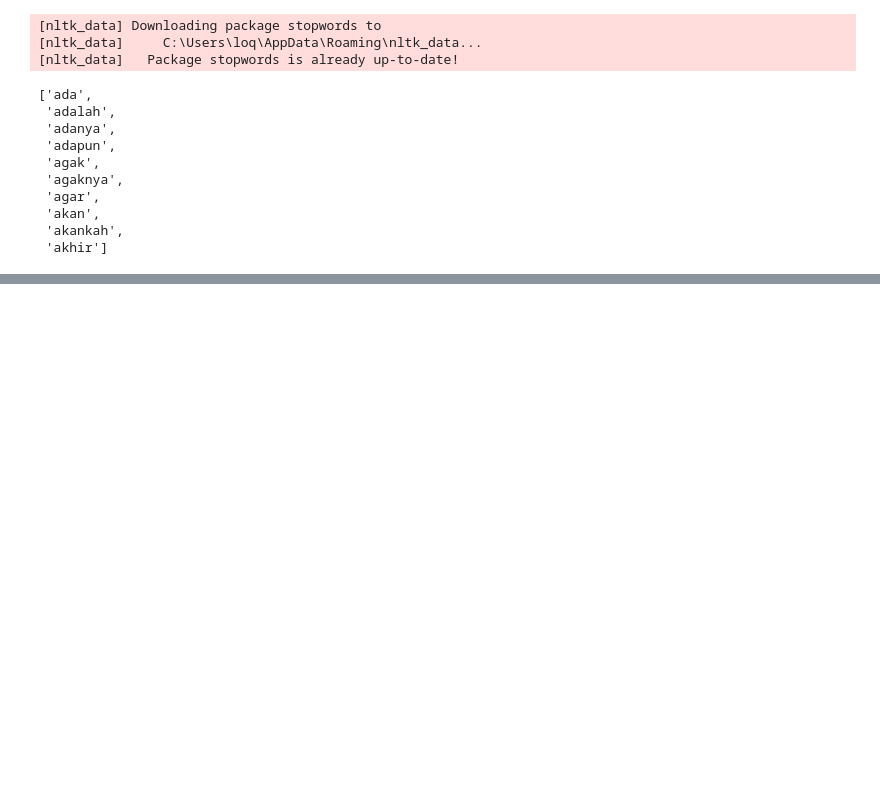
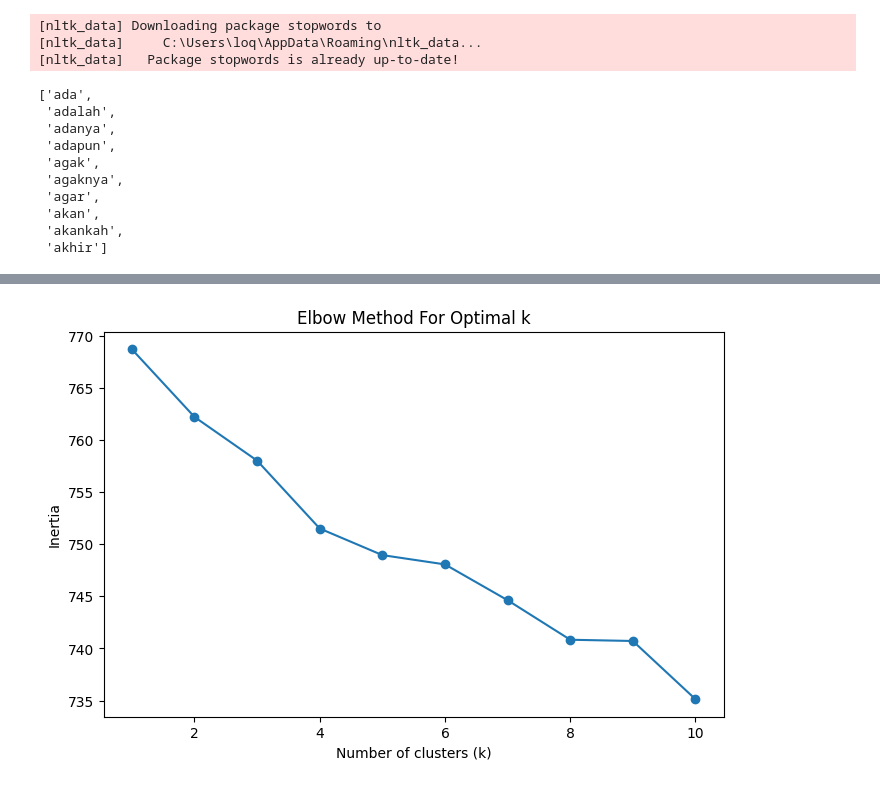
Before and after one commit to ShaffaCamila/Aplikasi-Web, a Jupyter notebook: nlp/textClustering.ipynb, the cells around one changed output, grey strips where cells are left out. Saved outputs shown, nothing was run; the diff lists cells and outputs as text; code cells hidden in the pictures; blank space fills up the shorter version.

```diff
--- a/nlp/textClustering.ipynb
+++ b/nlp/textClustering.ipynb
@@ -48,4 +49,25 @@ data = data.cleaning.to_list()
 # %%
 vectorizer = TfidfVectorizer(stop_words=stopwords)
 X = vectorizer.fit_transform(data)
+# %%
+# List to hold the inertia values for each k
+inertia_values = []
+
+# Loop over a range of cluster numbers from 1 to 30
+for k in range(1, 11):
+    model = KMeans(n_clusters=k, init='k-means++', n_init=10, random_state=42)
+    model.fit(X)
+
+    # Append the inertia (sum of squared distances to the nearest cluster center)
+    inertia_values.append(model.inertia_)
+
+# Plot the inertia to visualize the "elbow"
+plt.figure(figsize=(8, 5))
+plt.plot(range(1, 11), inertia_values, marker='o')
+plt.xlabel('Number of clusters (k)')
+plt.ylabel('Inertia')
+plt.title('Elbow Method For Optimal k')
+plt.show()
+# %% [output]
+[figure, added]
 # %%
```
Also changed, not shown: parts of 6 cells of this notebook, 3 other files.
